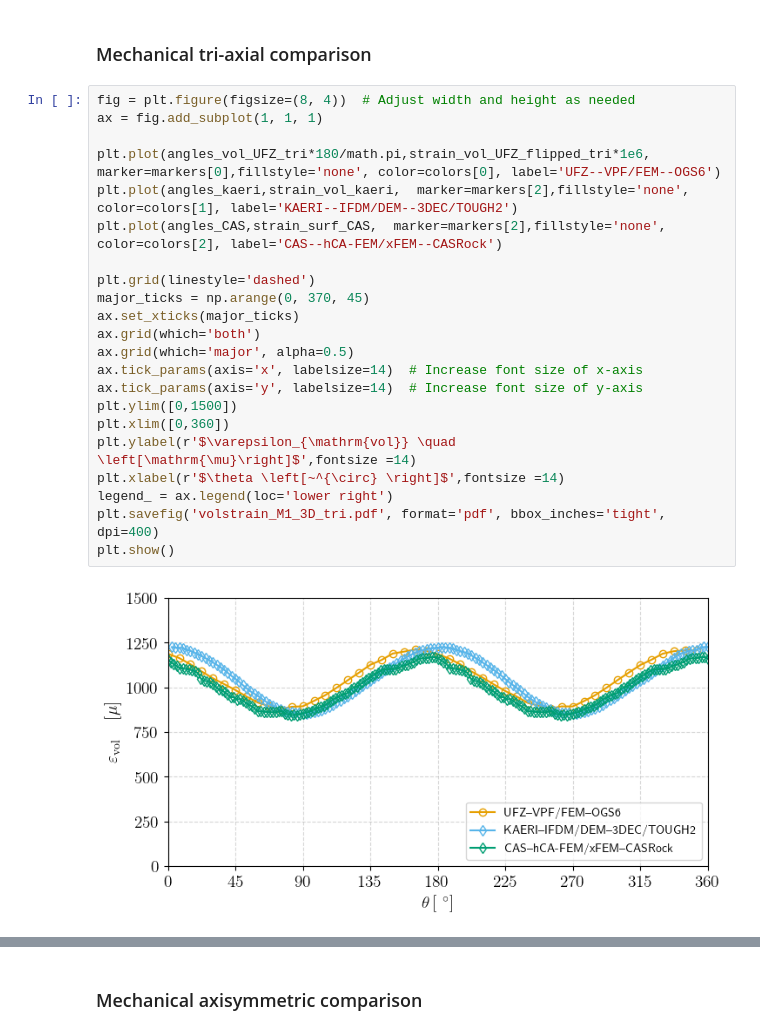
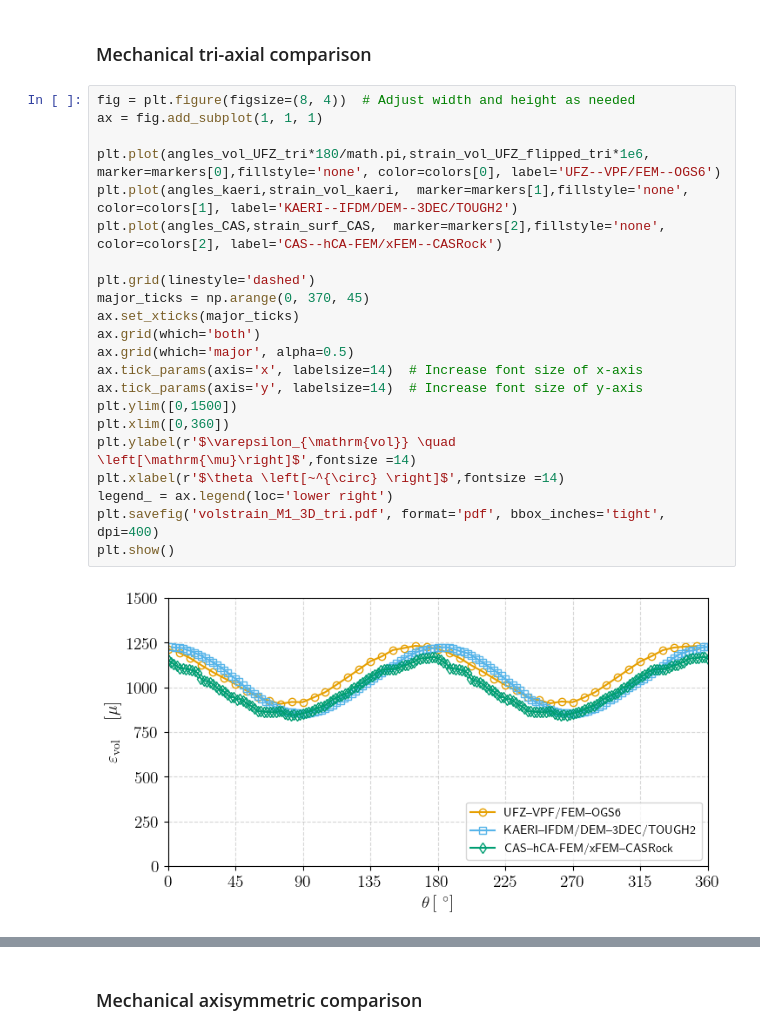
Before and after one commit to MostafaMollaali/GreatCell_benchmark, a Jupyter notebook: 3D/GreatCell3d.ipynb, the cells around one changed output, grey strips where cells are left out. Drawn from its saved outputs; the diff is of its cells as text.

```diff
--- a/3D/GreatCell3d.ipynb
+++ b/3D/GreatCell3d.ipynb
@@ -618,27 +612,27 @@ markers = ['o', 's', 'd', '*', 'o','s']
 # %%
 fig = plt.figure(figsize=(8, 4))  # Adjust width and height as needed
 ax = fig.add_subplot(1, 1, 1)
 
 plt.plot(angles_vol_UFZ_tri*180/math.pi,strain_vol_UFZ_flipped_tri*1e6,  marker=markers[0],fillstyle='none', color=colors[0], label='UFZ--VPF/FEM--OGS6')
-plt.plot(angles_kaeri,strain_vol_kaeri,  marker=markers[2],fillstyle='none', color=colors[1], label='KAERI--IFDM/DEM--3DEC/TOUGH2')
+plt.plot(angles_kaeri,strain_vol_kaeri,  marker=markers[1],fillstyle='none', color=colors[1], label='KAERI--IFDM/DEM--3DEC/TOUGH2')
 plt.plot(angles_CAS,strain_surf_CAS,  marker=markers[2],fillstyle='none', color=colors[2], label='CAS--hCA-FEM/xFEM--CASRock')
 
 plt.grid(linestyle='dashed')
 major_ticks = np.arange(0, 370, 45)
 ax.set_xticks(major_ticks)
 ax.grid(which='both')
 ax.grid(which='major', alpha=0.5)
 ax.tick_params(axis='x', labelsize=14)  # Increase font size of x-axis
 ax.tick_params(axis='y', labelsize=14)  # Increase font size of y-axis
 plt.ylim([0,1500])
 plt.xlim([0,360])
 plt.ylabel(r'$\varepsilon_{\mathrm{vol}} \quad \left[\mathrm{\mu}\right]$',fontsize =14)
 plt.xlabel(r'$\theta \left[~^{\circ} \right]$',fontsize =14)
 legend_ = ax.legend(loc='lower right')
 plt.savefig('volstrain_M1_3D_tri.pdf', format='pdf', bbox_inches='tight', dpi=400)
 plt.show()
 # %% [output]
-[figure, old version]
+[figure, new version]
 # %%
 fig = plt.figure(figsize=(8, 4))  # Adjust width and height as needed
 ax = fig.add_subplot(1, 1, 1)
```
Also changed, not shown: parts of 10 cells of this notebook.
